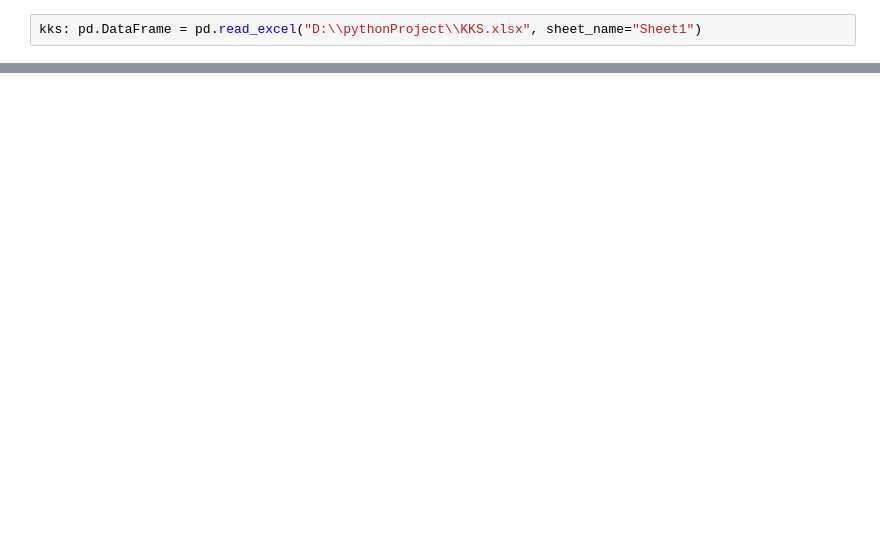
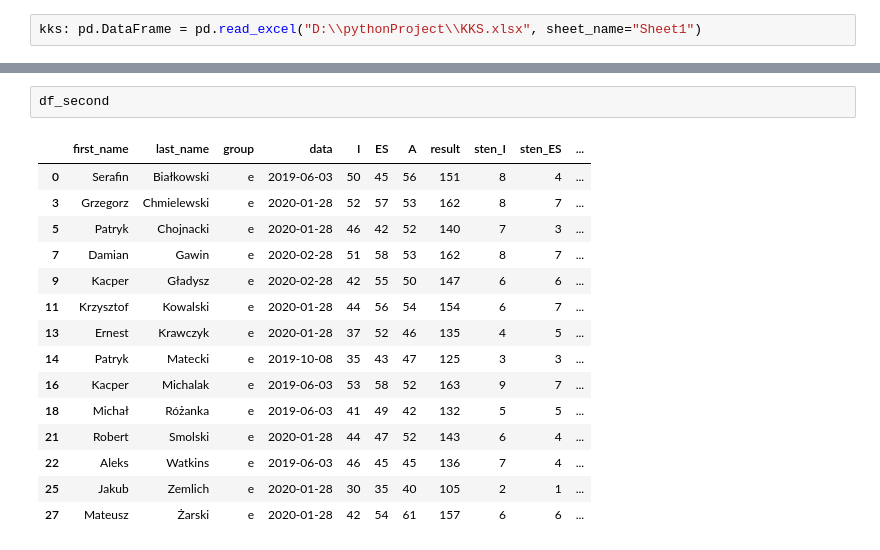
Before and after one commit to brybinski/psychTests, a Jupyter notebook: KKS.ipynb, the cells around one changed output, grey strips where cells are left out. Drawn from its saved outputs; the diff is of its cells as text; blank space fills up the shorter version.

```diff
--- a/KKS.ipynb
+++ b/KKS.ipynb
@@ -73,0 +130,18 @@ TypeError: cannot concatenate object of type '<class 'int'>'; only Series and Da
+# %%
+df_second
+# %% [output]
+|  | first_name | last_name | group | data | I | ES | A | result | sten_I | sten_ES | ... |
+| 0 | Serafin | Białkowski | e | 2019-06-03 | 50 | 45 | 56 | 151 | 8 | 4 | ... |
+| 3 | Grzegorz | Chmielewski | e | 2020-01-28 | 52 | 57 | 53 | 162 | 8 | 7 | ... |
+| 5 | Patryk | Chojnacki | e | 2020-01-28 | 46 | 42 | 52 | 140 | 7 | 3 | ... |
+| 7 | Damian | Gawin | e | 2020-02-28 | 51 | 58 | 53 | 162 | 8 | 7 | ... |
+| 9 | Kacper | Gładysz | e | 2020-02-28 | 42 | 55 | 50 | 147 | 6 | 6 | ... |
+| 11 | Krzysztof | Kowalski | e | 2020-01-28 | 44 | 56 | 54 | 154 | 6 | 7 | ... |
+| 13 | Ernest | Krawczyk | e | 2020-01-28 | 37 | 52 | 46 | 135 | 4 | 5 | ... |
+| 14 | Patryk | Matecki | e | 2019-10-08 | 35 | 43 | 47 | 125 | 3 | 3 | ... |
+| 16 | Kacper | Michalak | e | 2019-06-03 | 53 | 58 | 52 | 163 | 9 | 7 | ... |
+| 18 | Michał | Różanka | e | 2019-06-03 | 41 | 49 | 42 | 132 | 5 | 5 | ... |
+| 21 | Robert | Smolski | e | 2020-01-28 | 44 | 47 | 52 | 143 | 6 | 4 | ... |
+| 22 | Aleks | Watkins | e | 2019-06-03 | 46 | 45 | 45 | 136 | 7 | 4 | ... |
+| 25 | Jakub | Zemlich | e | 2020-01-28 | 30 | 35 | 40 | 105 | 2 | 1 | ... |
+| 27 | Mateusz | Żarski | e | 2020-01-28 | 42 | 54 | 61 | 157 | 6 | 6 | ... |
```
Also changed, not shown: parts of 11 cells of this notebook, 1 other file.
